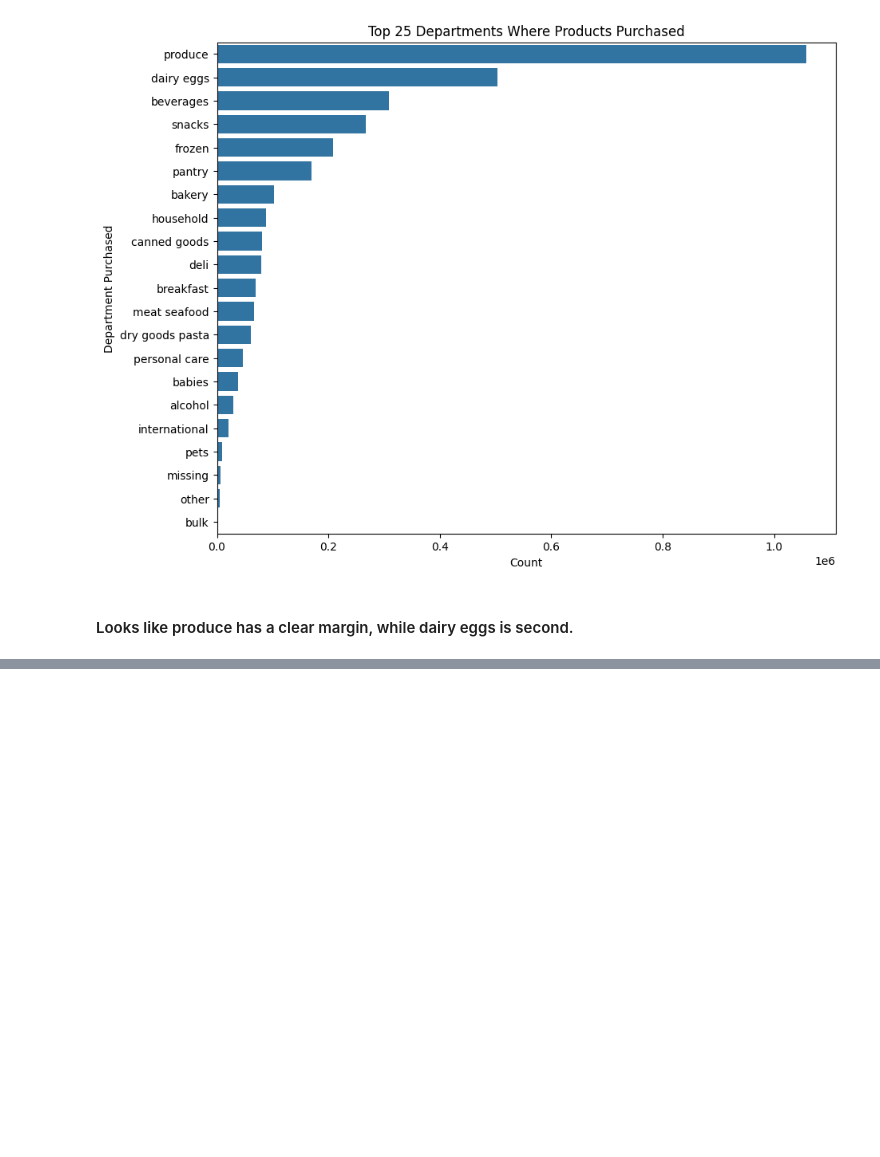
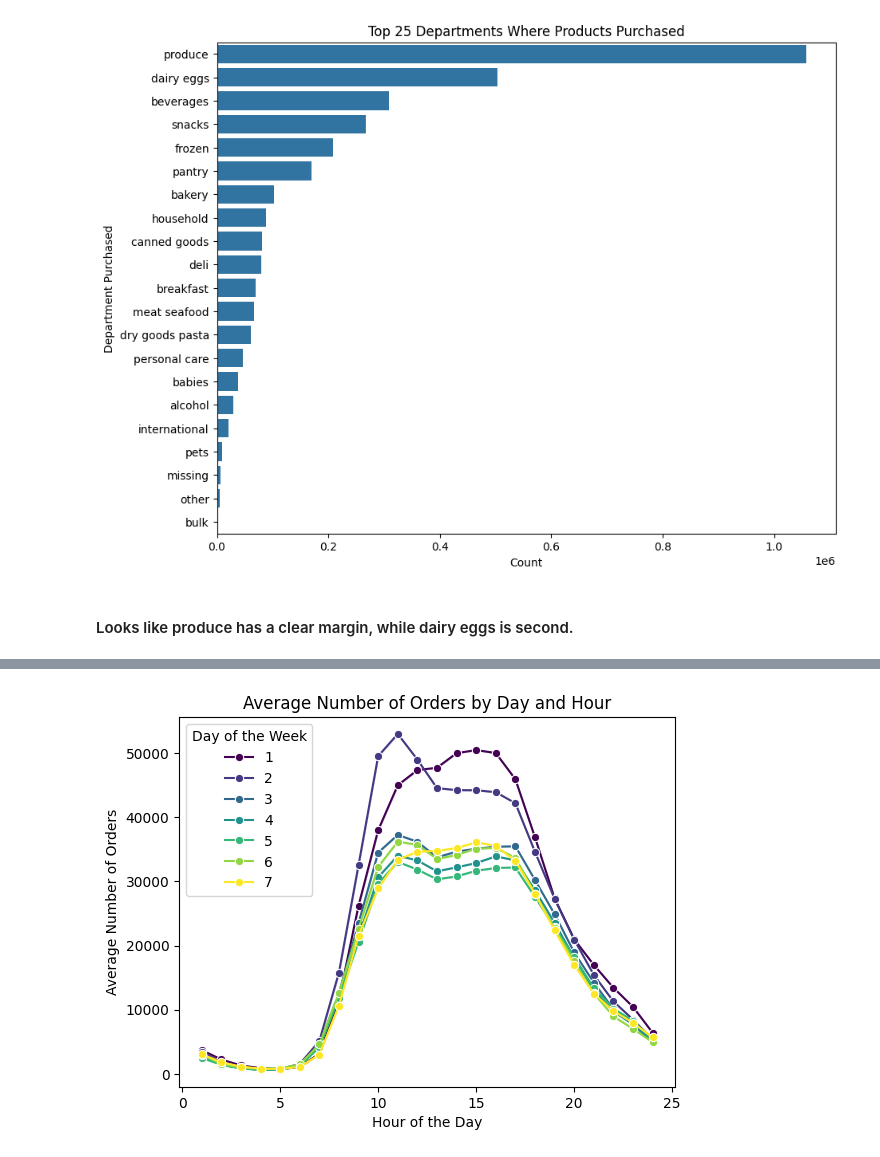
Before and after one commit to Taliwat/Springboard-DS, a Jupyter notebook: Capstone 2 - Instacart Project/eda.ipynb, the cells around one changed output, grey strips where cells are left out. Saved outputs shown, nothing was run; the diff lists cells and outputs as text; code cells hidden in the pictures; blank space fills up the shorter version.

```diff
--- a/Capstone 2 - Instacart Project/eda.ipynb
+++ b/Capstone 2 - Instacart Project/eda.ipynb
@@ -285,0 +161,4 @@ plt.show()
+# %%
+df['avg_orders'] = df.groupby(['order_dow', 'order_hour_of_day'])['order_id'].transform('size')
+
+df.head()
@@ -285,0 +172,9 @@ plt.show()
+# %%
+sns.lineplot(data = df, x = 'order_hour_of_day', y = 'avg_orders', hue = 'order_dow', palette = 'viridis', marker = 'o')
+plt.title('Average Number of Orders by Day and Hour')
+plt.xlabel('Hour of the Day')
+plt.ylabel('Average Number of Orders')
+plt.legend(title = 'Day of the Week')
+plt.show()
+# %% [output]
+[figure, added]
```
Also changed, not shown: parts of 34 cells of this notebook, 3 other files.
